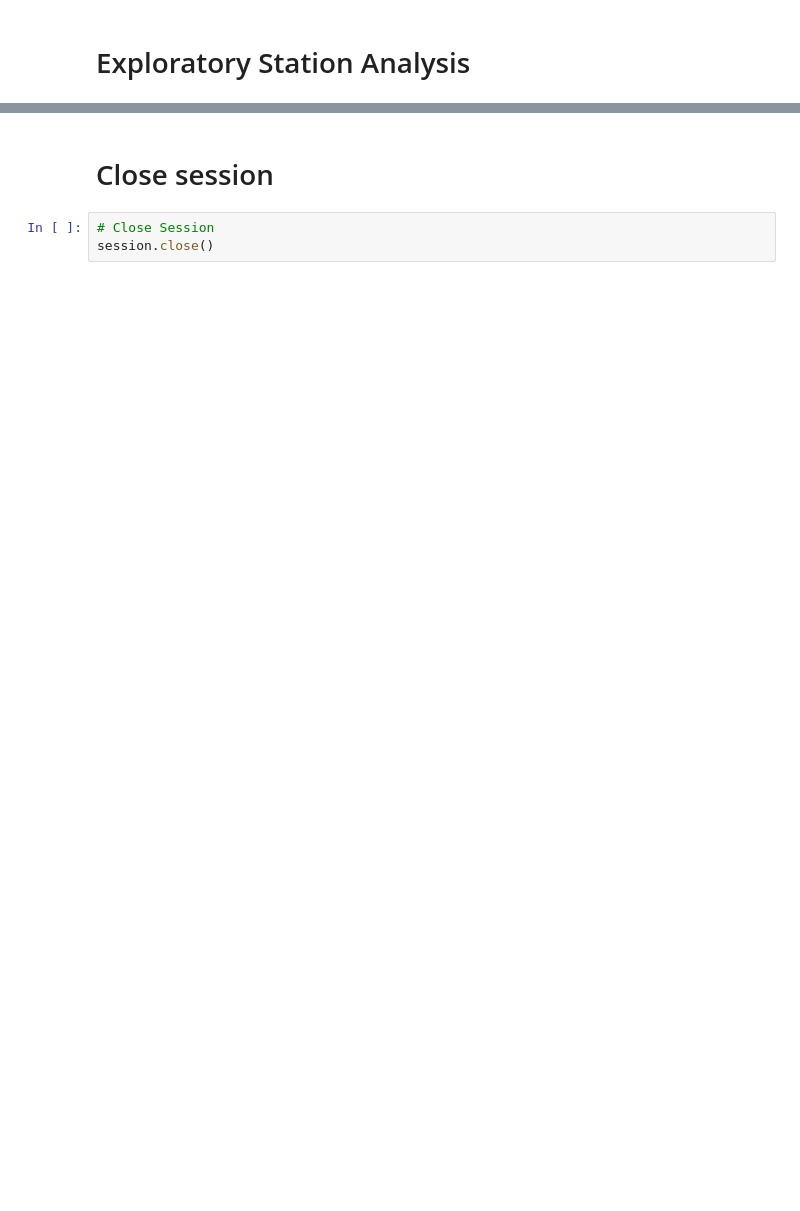
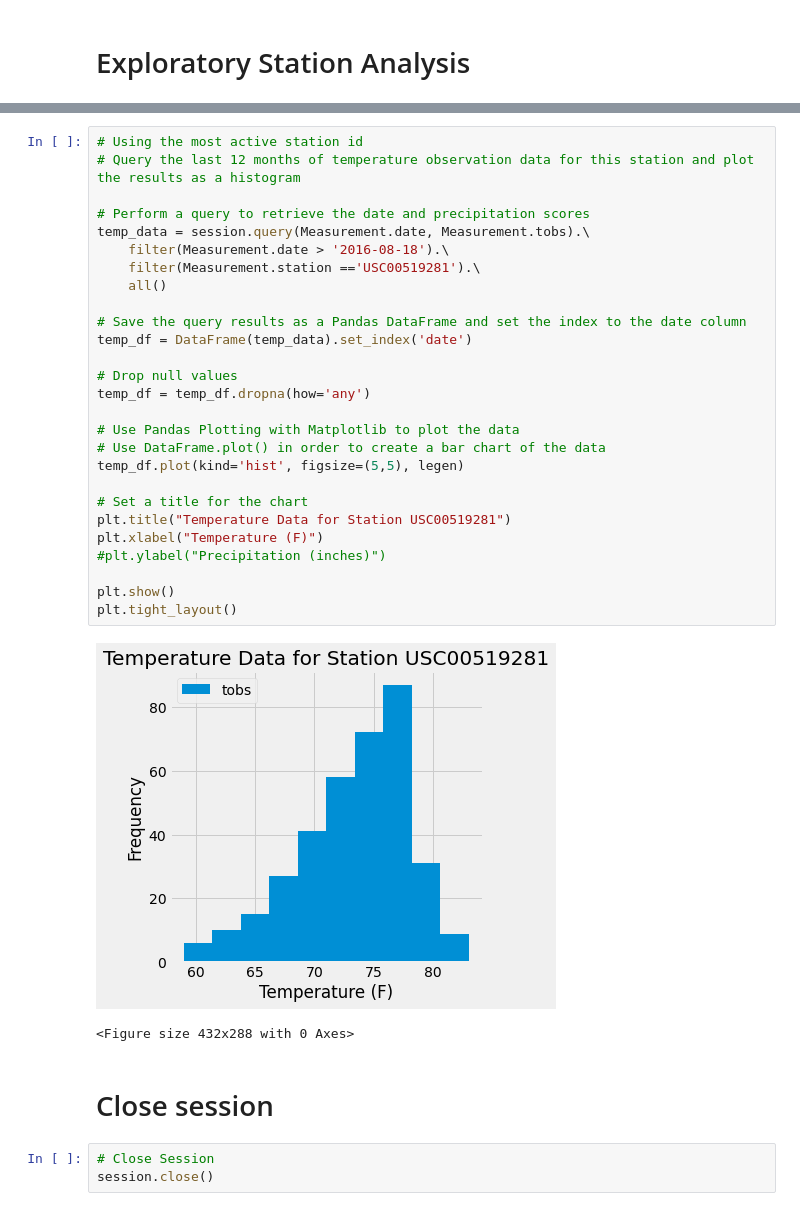
Before and after one commit to jj-krehbiel/sqlalchemy-challenge, a Jupyter notebook: Climate_Analysis.ipynb, the cells around one changed output, grey strips where cells are left out. Cells and saved outputs as stored; diff of their text form; blank space fills up the shorter version.

```diff
--- a/Climate_Analysis.ipynb
+++ b/Climate_Analysis.ipynb
@@ -173,3 +198,33 @@ The mode precipitation at the LAX airport is ModeResult(mode=array([0.]), count=
+# %%
+# Using the most active station id
+# Query the last 12 months of temperature observation data for this station and plot the results as a histogram
+
+# Perform a query to retrieve the date and precipitation scores
+temp_data = session.query(Measurement.date, Measurement.tobs).\
+    filter(Measurement.date > '2016-08-18').\
+    filter(Measurement.station =='USC00519281').\
+    all()
+
+# Save the query results as a Pandas DataFrame and set the index to the date column
+temp_df = DataFrame(temp_data).set_index('date')
+
+# Drop null values
+temp_df = temp_df.dropna(how='any')
+
+# Use Pandas Plotting with Matplotlib to plot the data
+# Use DataFrame.plot() in order to create a bar chart of the data
+temp_df.plot(kind='hist', figsize=(5,5), legen)
+
+# Set a title for the chart
+plt.title("Temperature Data for Station USC00519281")
+plt.xlabel("Temperature (F)")
+#plt.ylabel("Precipitation (inches)")
+
+plt.show()
+plt.tight_layout()
+# %% [output]
+[figure, added]
+<Figure size 432x288 with 0 Axes>
 # %% [markdown]
 # Close session
 # %%
```
Also changed, not shown: parts of 13 cells of this notebook.
